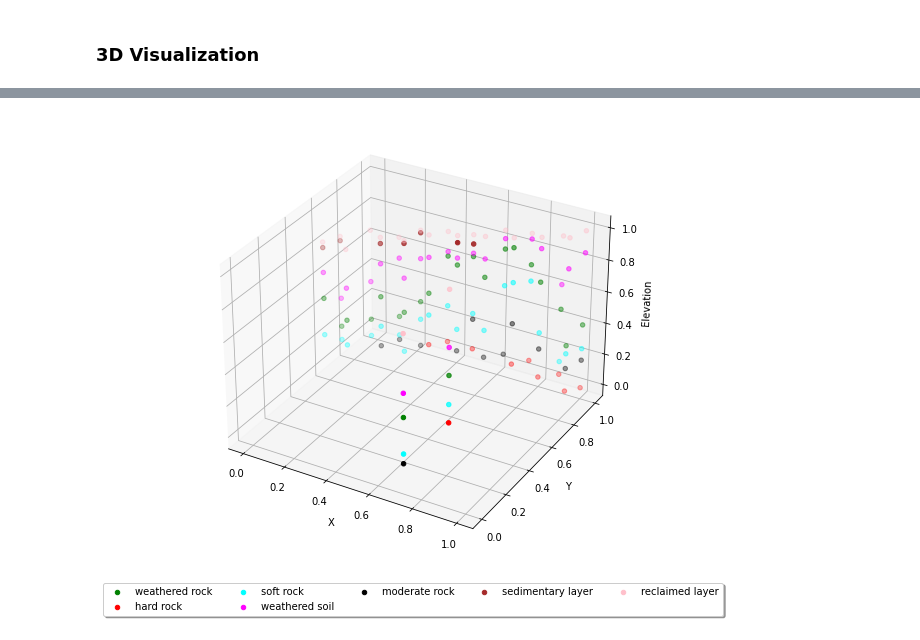
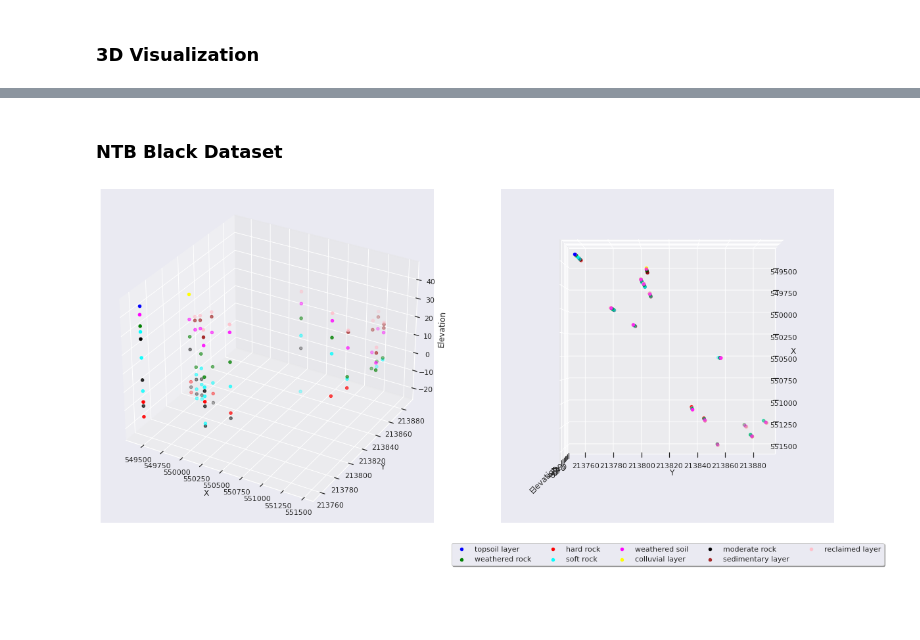
Before and after one commit to daitranskku/soil_properties, a Jupyter notebook: EDA.ipynb, the cells around one changed output, grey strips where cells are left out. Saved outputs shown, nothing was run; the diff lists cells and outputs as text; code cells hidden in the pictures; blank space fills up the shorter version.

```diff
--- a/EDA.ipynb
+++ b/EDA.ipynb
@@ -161,13 +171,27 @@ label_colours = ['blue', 'green', 'red', 'cyan', 'magenta', 'yellow', 'black', '
 ### 3D Visualization
 # %%
 def plot_data(x, y, labels, colours):
-    fig = plt.figure(figsize=(8, 8))
-    ax = fig.add_subplot(projection='3d')
+
+    sns.set(style = "darkgrid")
+
+    fig = plt.figure(figsize=(20, 10))
+
+    ax = fig.add_subplot(121, projection='3d')
+
     for c in np.unique(y):
         inx = np.where(y == c)
         ax.scatter(x[inx, 0], x[inx, 1], x[inx, 2], label=labels[c], c=colours[c])
         ax.set_xlabel('X')
         ax.set_ylabel('Y')
         ax.set_zlabel('Elevation')
+    ax = fig.add_subplot(122, projection='3d')
+    for c in np.unique(y):
+        inx = np.where(y == c)
+        ax.scatter(x[inx, 0], x[inx, 1], x[inx, 2], label=labels[c], c=colours[c])
+        ax.set_xlabel('X')
+        ax.set_ylabel('Y')
+        ax.set_zlabel('Elevation')
+        ax.view_init(90, 0)
+
     plt.legend(loc='upper center', bbox_to_anchor=(0.5, -0.05),
           fancybox=True, shadow=True, ncol=5)
@@ -179,5 +198,6 @@ plt.show()
-# %%
-plot_data(normalized_X_train_tb, y_train_tb, labels, label_colours)
-plt.show()
-# %% [output]
-[figure, removed]
+# %% [markdown]
+### **NTB Black Dataset**
+# %%
+plot_data(X_train_ntb, y_train_ntb, labels, label_colours)
+# %% [output]
+[figure, added]
```
Also changed, not shown: parts of 11 cells of this notebook.
